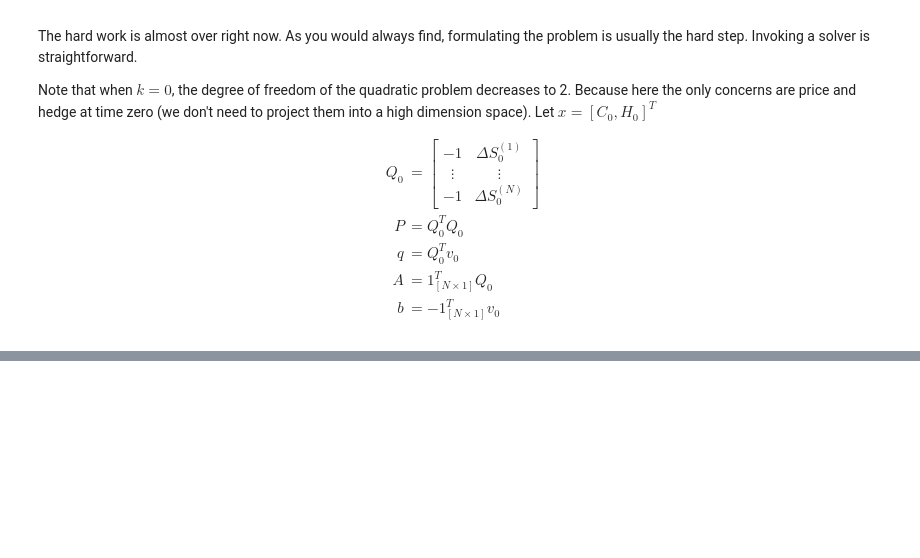
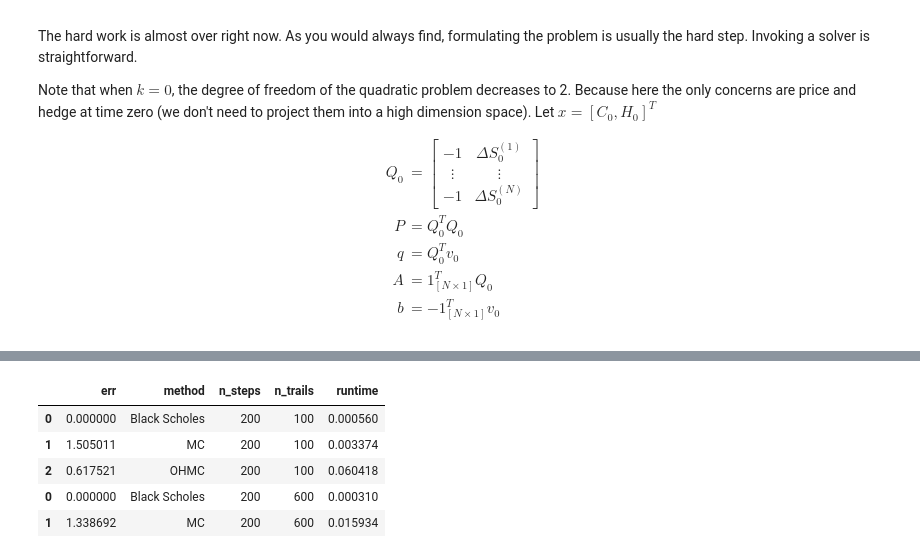
Before and after one commit to jerryxyx/MonteCarlo, a Jupyter notebook: OHMC.ipynb, the cells around one changed output, grey strips where cells are left out. Saved outputs shown, nothing was run; the diff lists cells and outputs as text; code cells hidden in the pictures; blank space fills up the shorter version.

```diff
--- a/OHMC.ipynb
+++ b/OHMC.ipynb
@@ -302,0 +447,9 @@ print(hedges)
+# %%
+efficiency_df.head()
+# %% [output]
+|  | err | method | n_steps | n_trails | runtime |
+| 0 | 0.000000 | Black Scholes | 200 | 100 | 0.000560 |
+| 1 | 1.505011 | MC | 200 | 100 | 0.003374 |
+| 2 | 0.617521 | OHMC | 200 | 100 | 0.060418 |
+| 0 | 0.000000 | Black Scholes | 200 | 600 | 0.000310 |
+| 1 | 1.338692 | MC | 200 | 600 | 0.015934 |
```
Also changed, not shown: parts of 14 cells of this notebook.
